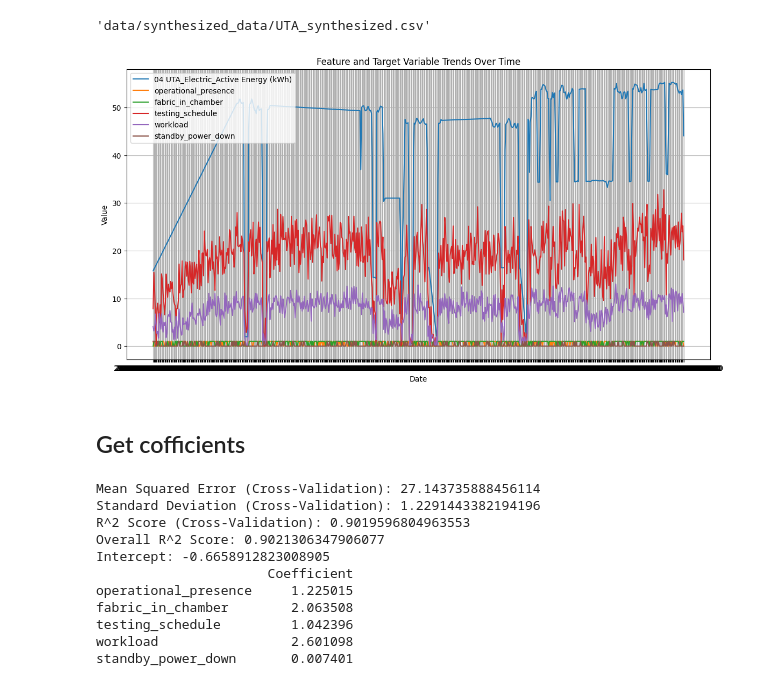
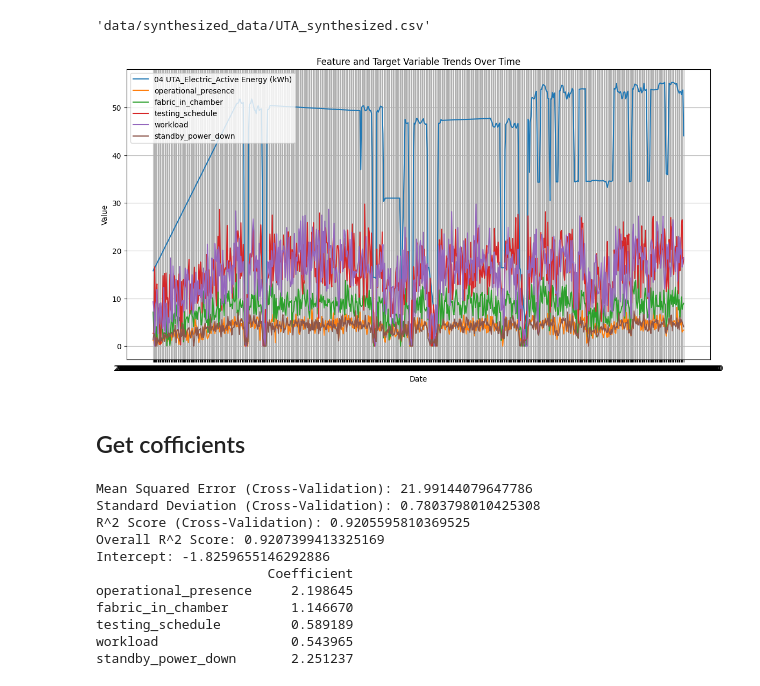
Before and after one commit to johanbarreiro/energy_consumption_optimizer, a Jupyter notebook: equation_modeling/uta_modeling.ipynb, the cells around one changed output. Cells and saved outputs as stored; diff of their text form; code cells hidden in the pictures.

```diff
--- a/equation_modeling/uta_modeling.ipynb
+++ b/equation_modeling/uta_modeling.ipynb
@@ -27,7 +27,7 @@ This formula allows you to manage the UTA’s energy consumption by adjusting se
 
 - **a,b,c,d,e** = Coefficients for each factor.
 # %%
-df = pd.read_csv('data/processed_data/industrial_sites_processed/2024-07-06T21-45-14_industrial_site2_processed.csv')
+df = pd.read_csv('data/processed_data/industrial_sites_processed/2024-07-07T16-56-34_industrial_site2_processed.csv')
 # %%
 df.columns
 # %% [output]
@@ -120,18 +120,19 @@ scale_factor = df['04 UTA_Electric_Active Energy (kWh)'] / max_energy
 
 
 # Define a controlled noise level relative to the scale of each feature
-noise_level = 0.15  # Noise level as a percentage of feature's max value
+noise_level = 0.20  # Noise level as a percentage of feature's max value
 
 # Generate base data with a systematic approach to workload
 data = {
-    'operational_presence': np.random.binomial(1, p=0.2 + 0.6 * scale_factor),
-    'fabric_in_chamber': np.random.binomial(1, p=0.1 + 0.8 * scale_factor),
-    'testing_schedule': np.maximum(0, 24 * scale_factor + np.random.normal(0, 24 * noise_level, n_samples)),
-    'workload': np.maximum(0, 10 * scale_factor + np.random.normal(0, 10 * noise_level, n_samples)),
-    'standby_power_down': np.random.choice([0, 1], size=n_samples, p=[0.8, 0.2])
+    'operational_presence': np.maximum(0, 5 * scale_factor + np.random.normal(0, 5 * noise_level, n_samples)),
+    'fabric_in_chamber': np.maximum(0, 10 * scale_factor + np.random.normal(0, 10 * noise_level, n_samples)),
+    'testing_schedule': np.maximum(0, 20 * scale_factor + np.random.normal(0, 20 * noise_level, n_samples)),
+    'workload': np.maximum(0, 20 * scale_factor + np.random.normal(0, 20 * noise_level, n_samples)),
+    'standby_power_down': np.maximum(0, 5 * scale_factor + np.random.normal(0, 5 * noise_level, n_samples)),
 }
 
 df_simulated = pd.DataFrame(data)
+df_simulated['Time'] = df['Time']
 
 # Save the generated data to a new CSV
 output_path = 'data/synthesized_data/UTA_synthesized.csv'
@@ -143,29 +144,29 @@ output_path
 # %%
 import matplotlib.pyplot as plt
 
 # Combine target and features into one DataFrame
-df_combined = pd.concat([df['Time'], df['04 UTA_Electric_Active Energy (kWh)'], df_simulated], axis=1)
+df_combined = pd.concat([df['04 UTA_Electric_Active Energy (kWh)'], df_simulated], axis=1)
 df_combined.set_index('Time', inplace=True)
 
 # Define the time period you want to plot
 start_date = '2023-06-01'
 end_date = '2023-06-30'
 
 # Slice the DataFrame to the desired period
 df_period = df_combined.loc[start_date:end_date]
 
 # Plotting
 plt.figure(figsize=(14, 7))
 for column in df_period.columns:
     plt.plot(df_period.index, df_period[column], label=column)
 plt.legend()
 plt.title('Feature and Target Variable Trends Over Time')
 plt.xlabel('Date')
 plt.ylabel('Value')
 plt.grid(True)
 plt.show()
 # %% [output]
-[figure, old version]
+[figure, new version]
 # %% [markdown]
 ## Get cofficients
 # %%
@@ -179,10 +180,10 @@ from joblib import dump
 target = UTA_target
 
 # Define the features
-features = df_simulated.columns
+features = df_simulated.drop(columns=['Time']).columns
 
 # Split the data into features (X) and target (y)
-X = df_simulated
+X = df_simulated.drop(columns=['Time'])
 y = target
 
 # Initialize the linear regression model
@@ -224,14 +225,14 @@ coefficients_df = pd.DataFrame(coefficients, features, columns=['Coefficient'])
 print(f'Intercept: {intercept}')
 print(coefficients_df)
 # %% [output]
-Mean Squared Error (Cross-Validation): 27.143735888456114
-Standard Deviation (Cross-Validation): 1.2291443382194196
-R^2 Score (Cross-Validation): 0.9019596804963553
-Overall R^2 Score: 0.9021306347906077
-Intercept: -0.6658912823008905
+Mean Squared Error (Cross-Validation): 21.99144079647786
+Standard Deviation (Cross-Validation): 0.7803798010425308
+R^2 Score (Cross-Validation): 0.9205595810369525
+Overall R^2 Score: 0.9207399413325169
+Intercept: -1.8259655146292886
                       Coefficient
-operational_presence     1.225015
-fabric_in_chamber        2.063508
-testing_schedule         1.042396
-workload                 2.601098
-standby_power_down       0.007401
+operational_presence     2.198645
+fabric_in_chamber        1.146670
+testing_schedule         0.589189
+workload                 0.543965
+standby_power_down       2.251237
```
Also changed, not shown: 30 other files.
